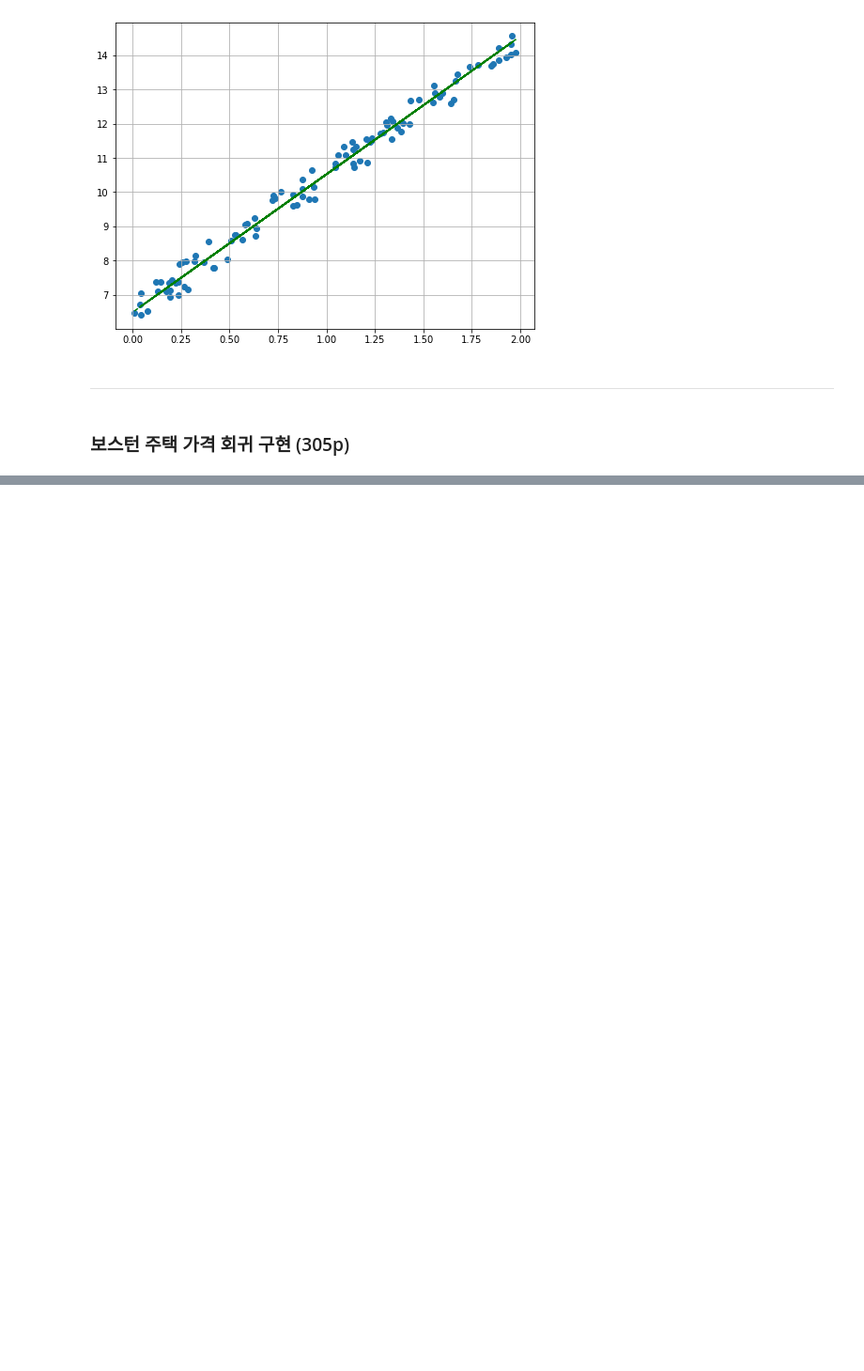
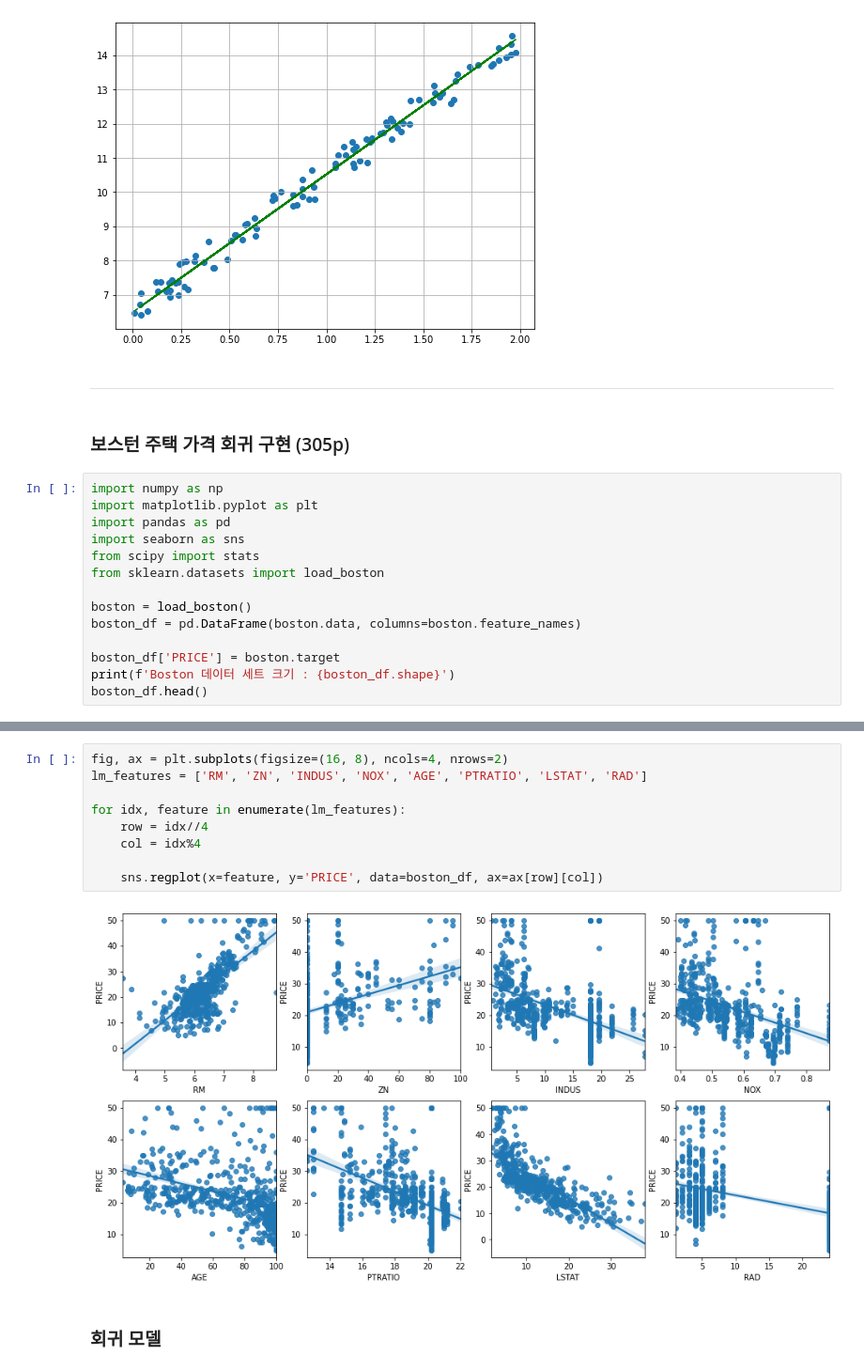
Before and after one commit to yejun-lee/Book_study, a Jupyter notebook: Python Machine Learning/05. 회귀.ipynb, the cells around one changed output, grey strips where cells are left out. Shown at 94% size. Cells and saved outputs as stored; diff of their text form; blank space fills up the shorter version.

```diff
--- a/Python Machine Learning/05. 회귀.ipynb
+++ b/Python Machine Learning/05. 회귀.ipynb
@@ -136,3 +136,17 @@ Gradient Descent Total Cost : 0.0775
 ---
 # %% [markdown]
 ### 보스턴 주택 가격 회귀 구현 (305p)
+# %%
+import numpy as np
+import matplotlib.pyplot as plt
+import pandas as pd
+import seaborn as sns
+from scipy import stats
+from sklearn.datasets import load_boston
+
+boston = load_boston()
+boston_df = pd.DataFrame(boston.data, columns=boston.feature_names)
+
+boston_df['PRICE'] = boston.target
+print(f'Boston 데이터 세트 크기 : {boston_df.shape}')
+boston_df.head()
@@ -138,0 +181,13 @@ Gradient Descent Total Cost : 0.0775
+# %%
+fig, ax = plt.subplots(figsize=(16, 8), ncols=4, nrows=2)
+lm_features = ['RM', 'ZN', 'INDUS', 'NOX', 'AGE', 'PTRATIO', 'LSTAT', 'RAD']
+
+for idx, feature in enumerate(lm_features):
+    row = idx//4
+    col = idx%4
+
+    sns.regplot(x=feature, y='PRICE', data=boston_df, ax=ax[row][col])
+# %% [output]
+[figure, added]
+# %% [markdown]
+### 회귀 모델
```
Also changed, not shown: parts of 21 cells of this notebook, 1 other file.
